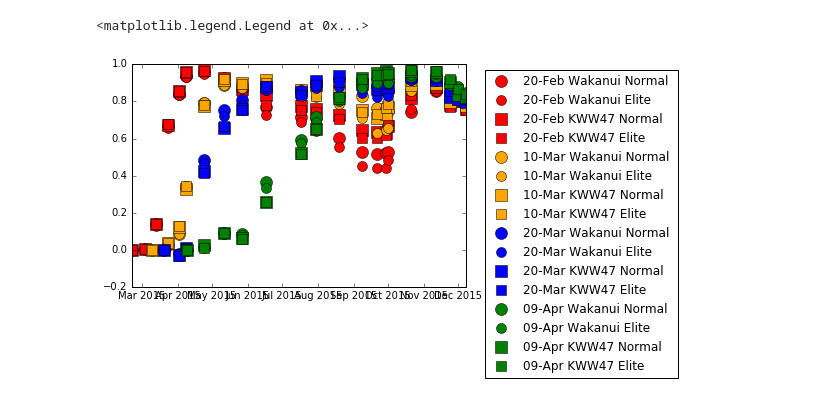
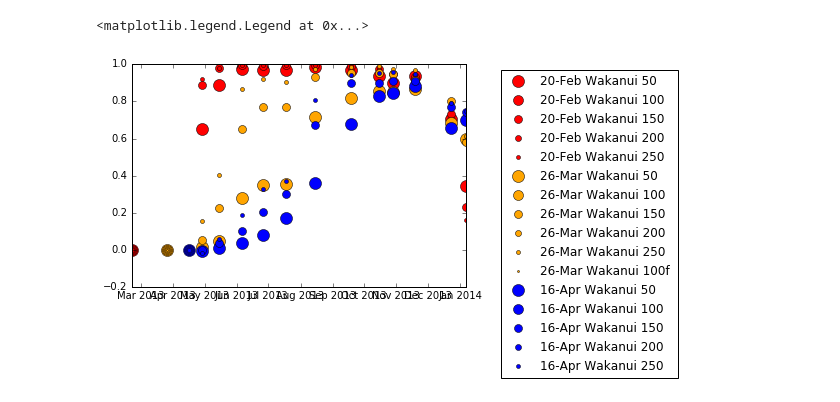
Before and after one commit to HamishBrownPFR/2020, a Jupyter notebook: CombinedAnalysis.ipynb, the cells around one changed output. Saved outputs shown, nothing was run; the diff lists cells and outputs as text; code cells hidden in the pictures.

```diff
--- a/CombinedAnalysis.ipynb
+++ b/CombinedAnalysis.ipynb
@@ -143,25 +143,25 @@ Index([              u'TrialCode',                u'YearSown',
                           u'I/Io'],
       dtype='object')
 # %%
-Year = 2015
+Year = 2013
 GraphData = Data.ix[Data.YearSown==Year]
 GraphTreats = GrandIndex.ix[Year,:].dropna(axis=1,how='all')
 Demarkers = SetDemarkers(GraphTreats)
 
 for Treat in GraphTreats.index:
     Filter = (Data.YearSown == Year) & (Data.TrtNum == Treat)
-    GraphData = Data.ix[Filter,'I/Io'].dropna().groupby(level='SampleDate').mean()
+    GraphData = Data.ix[Filter,'CorrLightInterception'].dropna().groupby(level='SampleDate').mean()
     col = Demarkers[0][GraphTreats.ix[Treat][0]]
     mark = Demarkers[1][GraphTreats.ix[Treat][1]]
     try:
         size = Demarkers[2][GraphTreats.ix[Treat][2]]
     except:
         size = 8
     plt.plot(GraphData,mark,color = col, markersize = size,label = MakeLabel(GraphTreats.ix[Treat,:]))
 plt.legend(bbox_to_anchor=(1.65, 1),numpoints=1)
 # %% [output]
 <matplotlib.legend.Legend at 0x...>
-[figure, old version]
+[figure, new version]
 # %%
 MetData = pd.read_csv('LincolnClean.met',sep='\t')
 MetData.set_index('Date', inplace=True)
```
Also changed, not shown: parts of 9 cells of this notebook, 1 other file.
